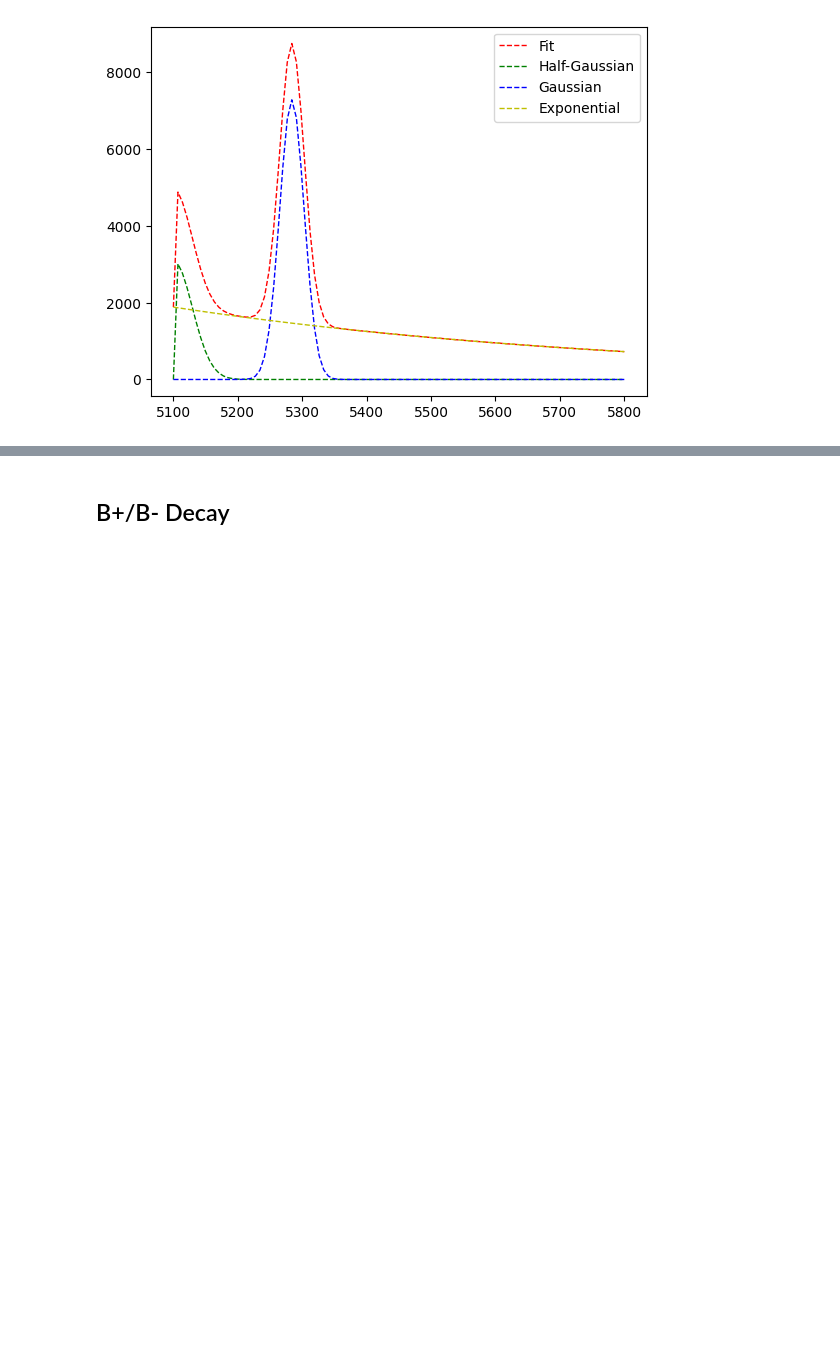
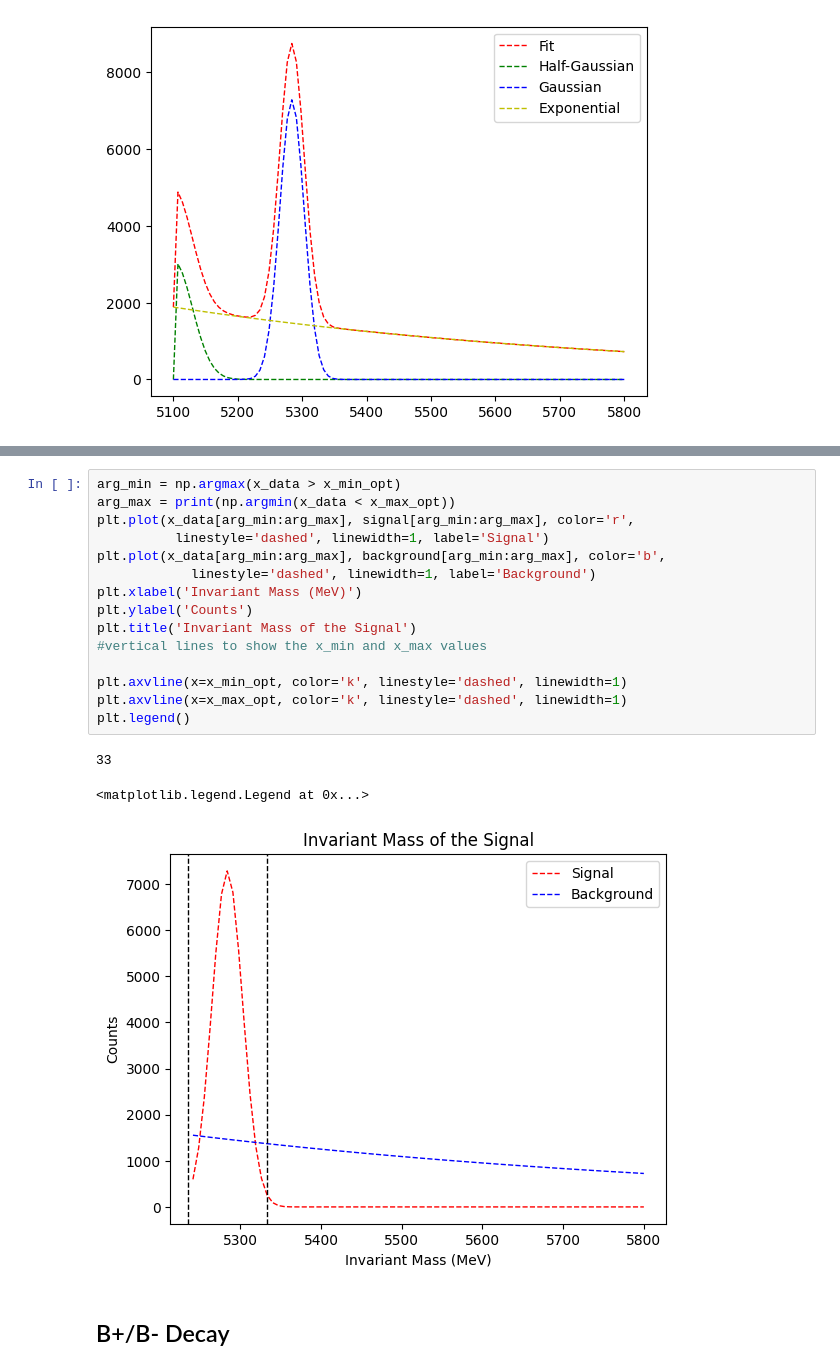
Before and after one commit to aavashsubedi/labs_yr3, a Jupyter notebook: matter_antimatter/aavash.ipynb, the cells around one changed output, grey strips where cells are left out. Saved outputs shown, nothing was run; the diff lists cells and outputs as text; blank space fills up the shorter version.

```diff
--- a/matter_antimatter/aavash.ipynb
+++ b/matter_antimatter/aavash.ipynb
@@ -484,3 +470,22 @@ Error:
+# %%
+arg_min = np.argmax(x_data > x_min_opt)
+arg_max = print(np.argmin(x_data < x_max_opt))
+plt.plot(x_data[arg_min:arg_max], signal[arg_min:arg_max], color='r',
+          linestyle='dashed', linewidth=1, label='Signal')
+plt.plot(x_data[arg_min:arg_max], background[arg_min:arg_max], color='b',
+            linestyle='dashed', linewidth=1, label='Background')
+plt.xlabel('Invariant Mass (MeV)')
+plt.ylabel('Counts')
+plt.title('Invariant Mass of the Signal')
+#vertical lines to show the x_min and x_max values
+
+plt.axvline(x=x_min_opt, color='k', linestyle='dashed', linewidth=1)
+plt.axvline(x=x_max_opt, color='k', linestyle='dashed', linewidth=1)
+plt.legend()
+# %% [output]
+33
+<matplotlib.legend.Legend at 0x...>
+[figure, added]
 # %% [markdown]
 ## B+/B- Decay
 # %%
```
Also changed, not shown: parts of 7 cells of this notebook.
